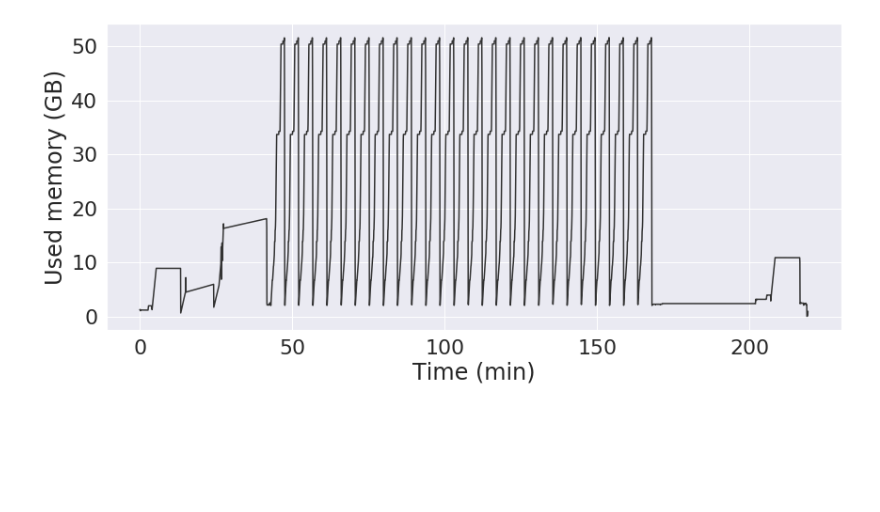
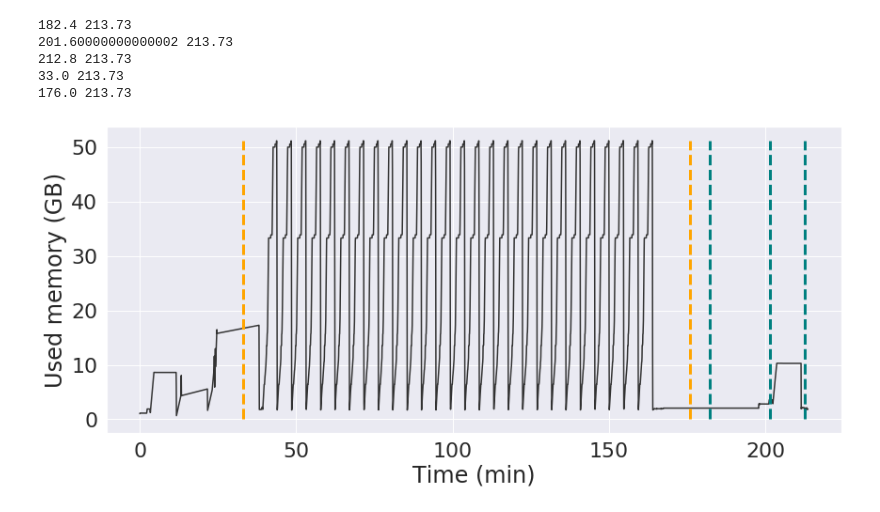
Before and after one commit to vanderbiltscl/SpeculativeScheduling, a Jupyter notebook: iSBatch_v1.0/SLANT_memory.ipynb, the cells around one changed output. Cells and saved outputs as stored; diff of their text form; code cells hidden in the pictures; blank space fills up the shorter version.

```diff
--- a/iSBatch_v1.0/SLANT_memory.ipynb
+++ b/iSBatch_v1.0/SLANT_memory.ipynb
@@ -6,4 +6,4 @@ import pandas as pd
 import numpy as np
 import seaborn as sns
 # %%
-run = 2
+run = "81"
@@ -9,0 +15,3 @@ run = 2
+# %%
+request = [114, 126, 133]
+memory_req = [30, 110]
@@ -10,6 +24,5 @@ run = 2
 # %%
-inf = open("SLANT_logs/run%d.mem" %(run), "r")
-#inf = open("SLANT_logs/slant.mem.log", "r")
+inf = open("SLANT_logs/run%s.mem" %(run), "r")
 mem_footprint = []
 for line in inf:
     line = line.split('\n')[0]
@@ -21,5 +34,5 @@ for line in inf:
         mem /= 1024
     mem_footprint.append(mem)
 
-len(mem_footprint)
+print(len(mem_footprint), "timestept. Total execution:", (len(mem_footprint)-1)*3.3/60, "min")
 # %% [output]
@@ -41,16 +59,48 @@ len(inria_footprint)
+# %%
+# general scale for the entire walltime
+scale_factor = 1.6
+# factor for scaling each phase
+memory_factor = [1.1, 1.6, 1.2]
 # %%
 # Plot VU performance
 fig, ax = plt.subplots(figsize=(14,6))
 sns.set(font_scale=2)
 
+# plot the memory usage
 plt.plot([3.3*i/60 for i in range(len(mem_footprint))], mem_footprint, color="#333333")
+
+# plot the vertical lines with requests
+for i in request:
+    print(i * scale_factor, len(mem_footprint) * 3.3 / 60)
+    if i * scale_factor > len(mem_footprint) * 3.3 / 60:
+        break
+    plt.plot([i * scale_factor, i * scale_factor],
+             [0, max(mem_footprint)], '--', linewidth=3,
+             color="teal")
+
+# plot the vertical lines to divide memory
+idx = 0
+for i in memory_req:
+    print(i * memory_factor[idx], len(mem_footprint) * 3.3 / 60)
+    if i * memory_factor[idx] > len(mem_footprint) * 3.3 / 60:
+        break
+    plt.plot([i * memory_factor[idx], i * memory_factor[idx]],
+             [0, max(mem_footprint)], '--', linewidth=3,
+             color="orange")
+    if idx < len(memory_factor)-1:
+        idx += 1
 
 ax.set_ylabel('Used memory (GB)')
 ax.set_xlabel('Time (min)')
-plt.savefig("SLANT_logs/memusage_%d.png" %(run))
+plt.savefig("SLANT_logs/memusage_%s.png" %(run))
 plt.show()
 # %% [output]
+182.4 213.73
+201.60000000000002 213.73
+212.8 213.73
+33.0 213.73
+176.0 213.73
-[figure, old version]
+[figure, new version]
 # %%
 # Plot Inria performance
 fig, ax = plt.subplots(figsize=(14,6))
```
Also changed, not shown: parts of 6 cells of this notebook.
